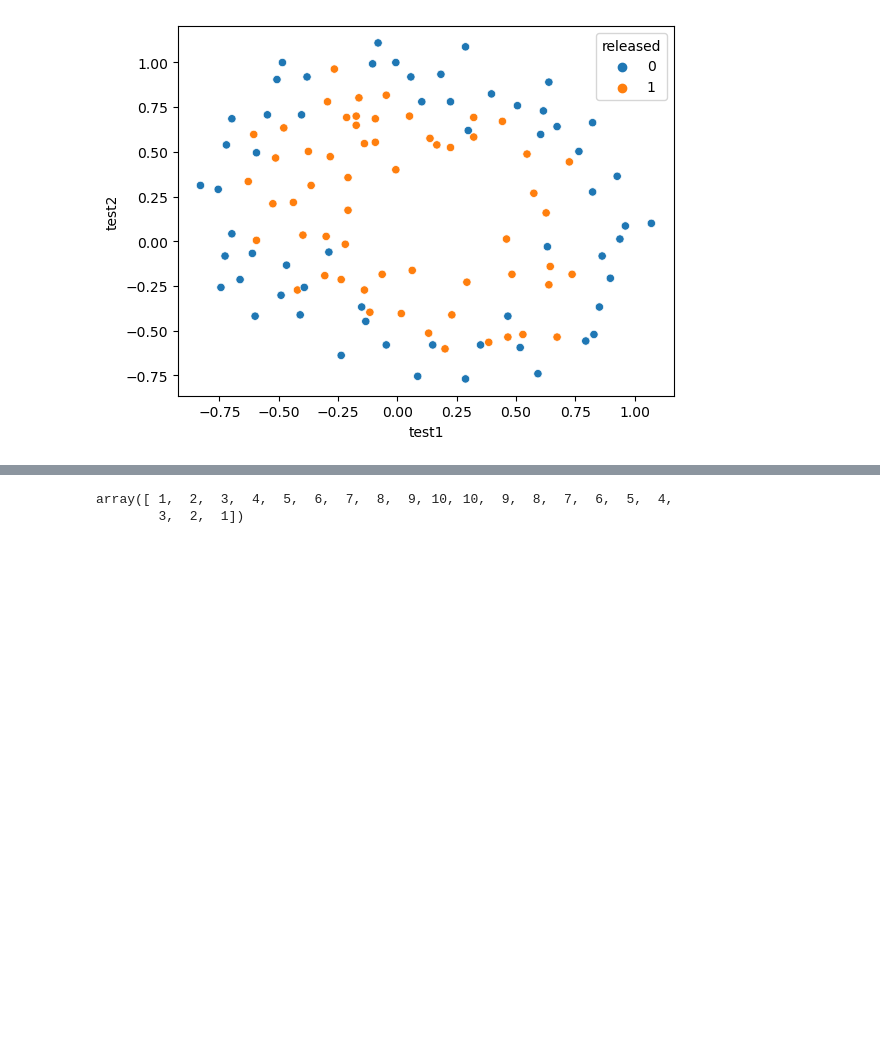
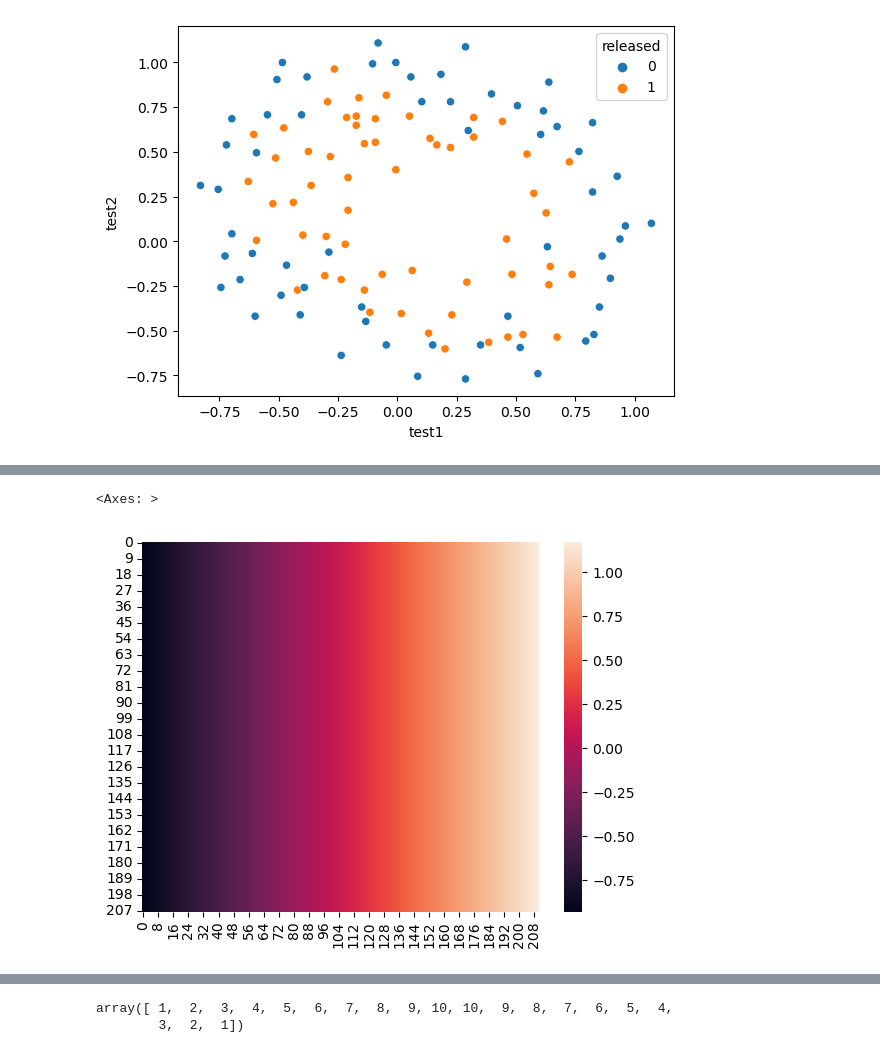
Before and after one commit to PatheticOTD/intercontinenral, a Jupyter notebook: fancy_circle.ipynb, the cells around one changed output, grey strips where cells are left out. Saved outputs shown, nothing was run; the diff lists cells and outputs as text; code cells hidden in the pictures; blank space fills up the shorter version.

```diff
--- a/fancy_circle.ipynb
+++ b/fancy_circle.ipynb
@@ -122,0 +138,5 @@ round(logit.score(X_poly, y), 3))
+# %%
+sns.heatmap(data = xx)
+# %% [output]
+<Axes: >
+[figure, added]
```
Also changed, not shown: parts of 16 cells of this notebook.
